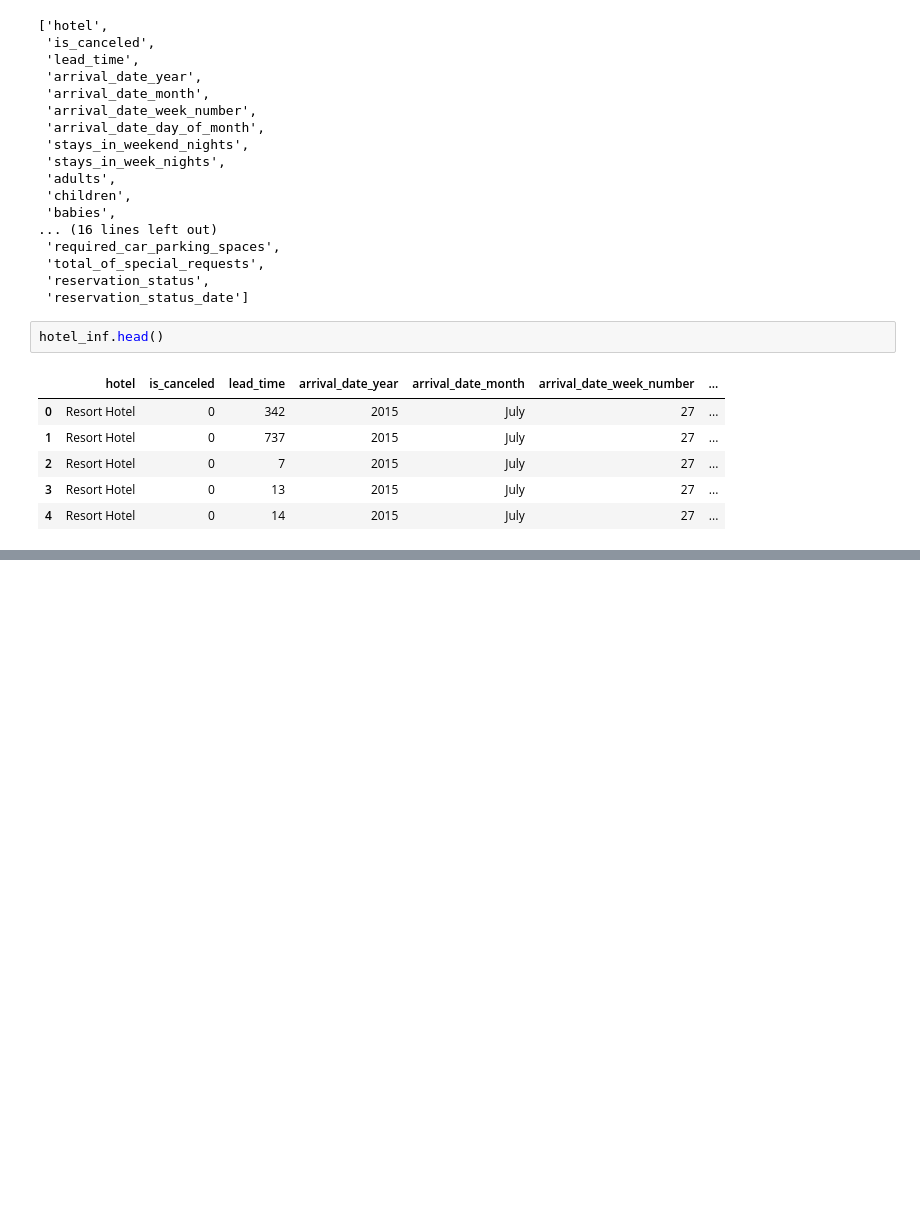
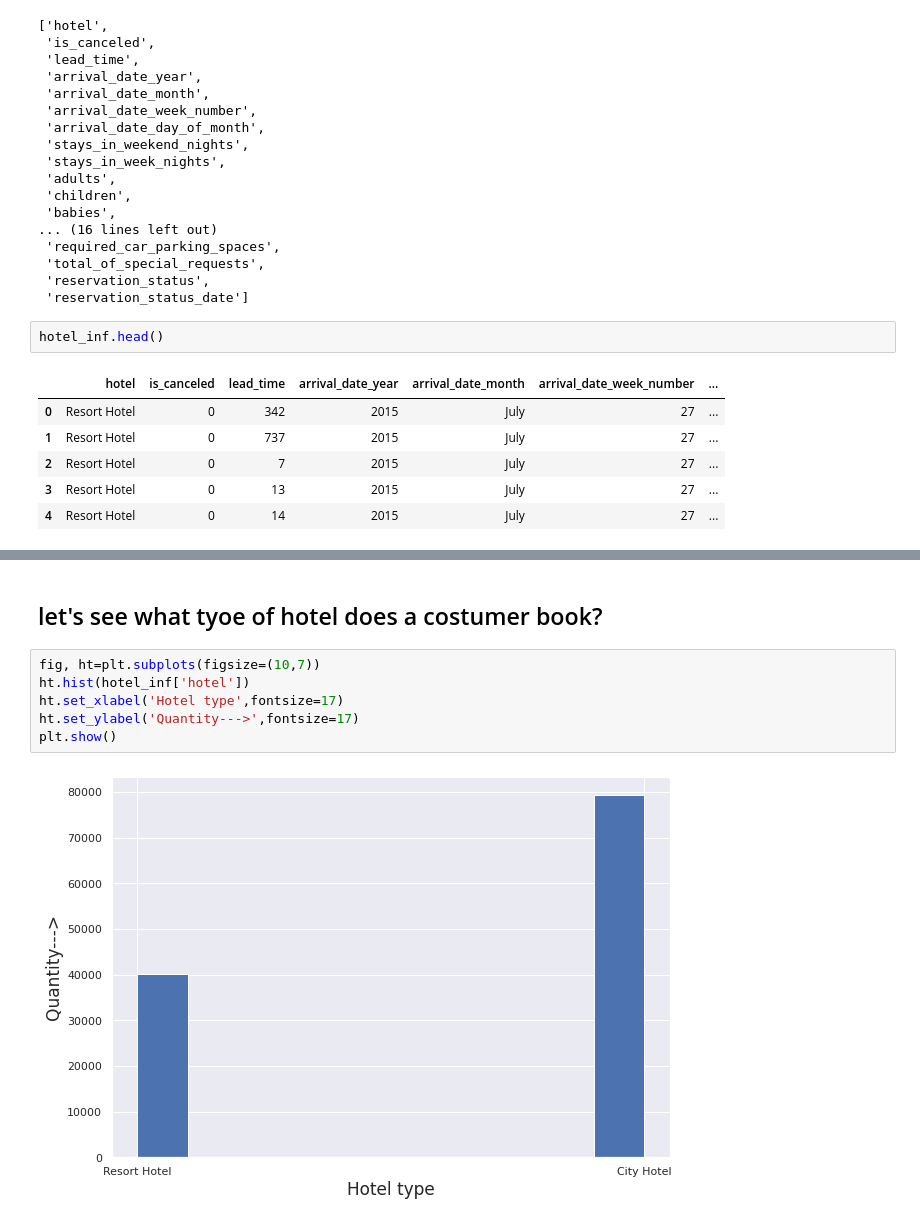
Before and after one commit to anasjy/Hotel-Booking-Analysis, a Jupyter notebook: Hotel_Booking_Analysis_Capstone_project.ipynb, the cells around one changed output, grey strips where cells are left out. Cells and saved outputs as stored; diff of their text form; blank space fills up the shorter version.

Commit message:
second commit of hotel booking

```diff
--- a/Hotel_Booking_Analysis_Capstone_project.ipynb
+++ b/Hotel_Booking_Analysis_Capstone_project.ipynb
@@ -85,0 +191,10 @@ hotel_inf.head()
+# %% [markdown]
+## let's see what tyoe of hotel does a costumer book?
+# %%
+fig, ht=plt.subplots(figsize=(10,7))
+ht.hist(hotel_inf['hotel'])
+ht.set_xlabel('Hotel type',fontsize=17)
+ht.set_ylabel('Quantity--->',fontsize=17)
+plt.show()
+# %% [output]
+[figure, added]
```
Also changed, not shown: parts of 10 cells of this notebook.
